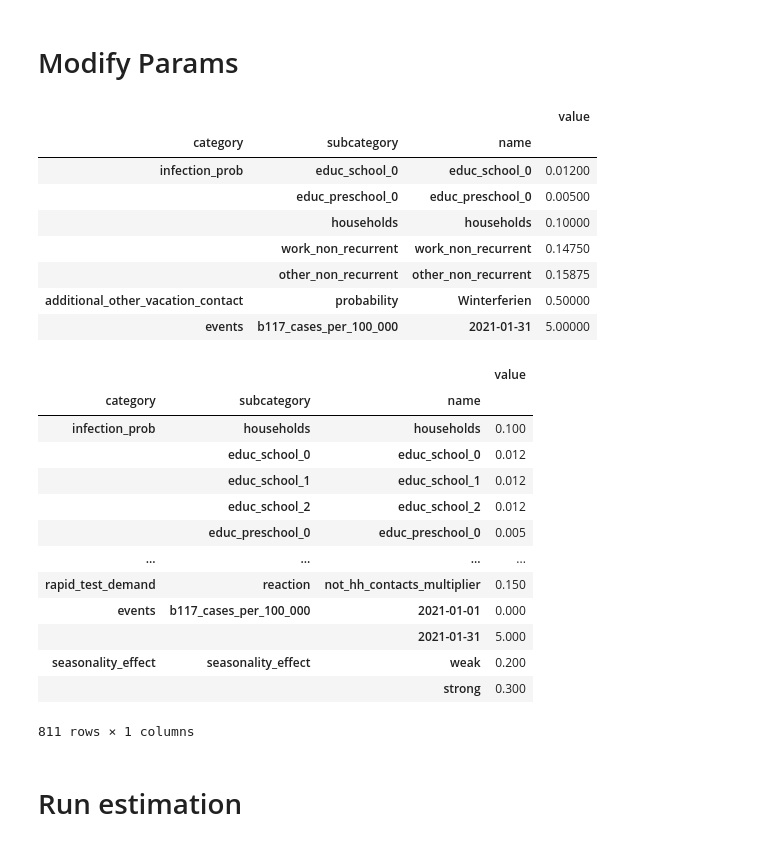
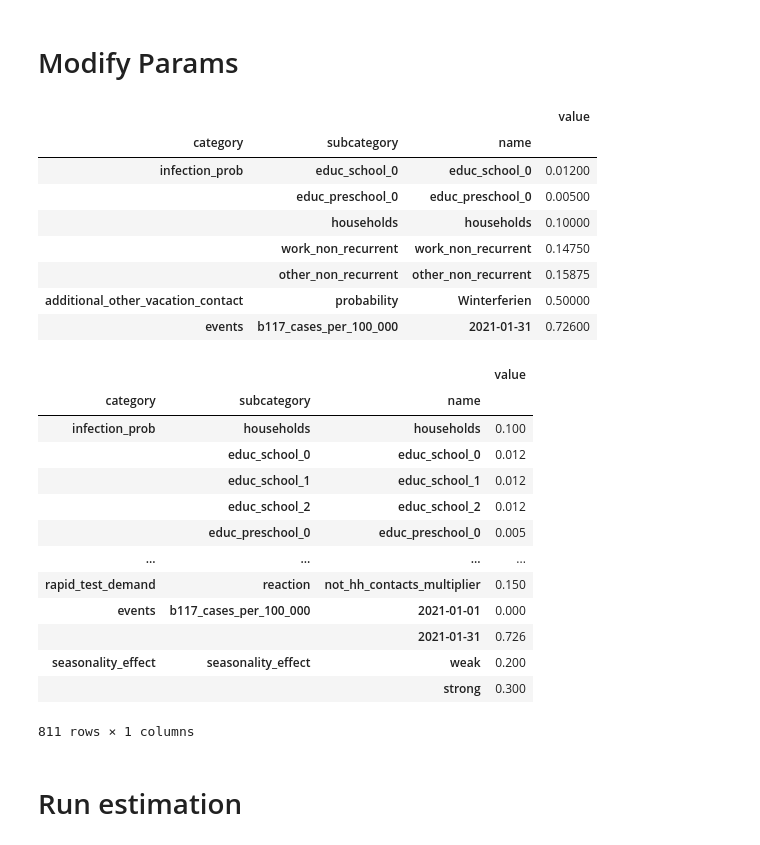
Before and after one commit to covid-19-impact-lab/sid-germany, a Jupyter notebook: src/exploration/janos_simulation_notebook.ipynb, the cells around one changed output. Drawn from its saved outputs; the diff is of its cells as text; code cells hidden in the pictures.

```diff
--- a/src/exploration/janos_simulation_notebook.ipynb
+++ b/src/exploration/janos_simulation_notebook.ipynb
@@ -70,22 +70,22 @@ free_probs = [
 # %%
 params.loc[other_probs, "value"] = 0.15875
 params.loc[young_educ_probs, "value"] = 0.005
 params.loc[school_probs, "value"] = 0.012
 params.loc[work_probs, "value"] = 0.1475
 params.loc[hh_probs, "value"] = 0.1
 params.loc[vacation_probs, "value"] = 0.5
-params.loc[b117_rate, "value"] = 5
+params.loc[b117_rate, "value"] = 0.726
 params.loc[free_probs]
 # %% [output]
 |  |  |  | value |
 | category | subcategory | name |  |
 | infection_prob | educ_school_0 | educ_school_0 | 0.01200 |
 |  | educ_preschool_0 | educ_preschool_0 | 0.00500 |
 |  | households | households | 0.10000 |
 |  | work_non_recurrent | work_non_recurrent | 0.14750 |
 |  | other_non_recurrent | other_non_recurrent | 0.15875 |
 | additional_other_vacation_contact | probability | Winterferien | 0.50000 |
-| events | b117_cases_per_100_000 | 2021-01-31 | 5.00000 |
+| events | b117_cases_per_100_000 | 2021-01-31 | 0.72600 |
 # %%
 params
 # %% [output]
@@ -99,7 +99,7 @@ params
 | ... | ... | ... | ... |
 | rapid_test_demand | reaction | not_hh_contacts_multiplier | 0.150 |
 | events | b117_cases_per_100_000 | 2021-01-01 | 0.000 |
-|  |  | 2021-01-31 | 5.000 |
+|  |  | 2021-01-31 | 0.726 |
 | seasonality_effect | seasonality_effect | weak | 0.200 |
 |  |  | strong | 0.300 |
 811 rows × 1 columns
```
Also changed, not shown: parts of 8 cells of this notebook, 2 other files.
